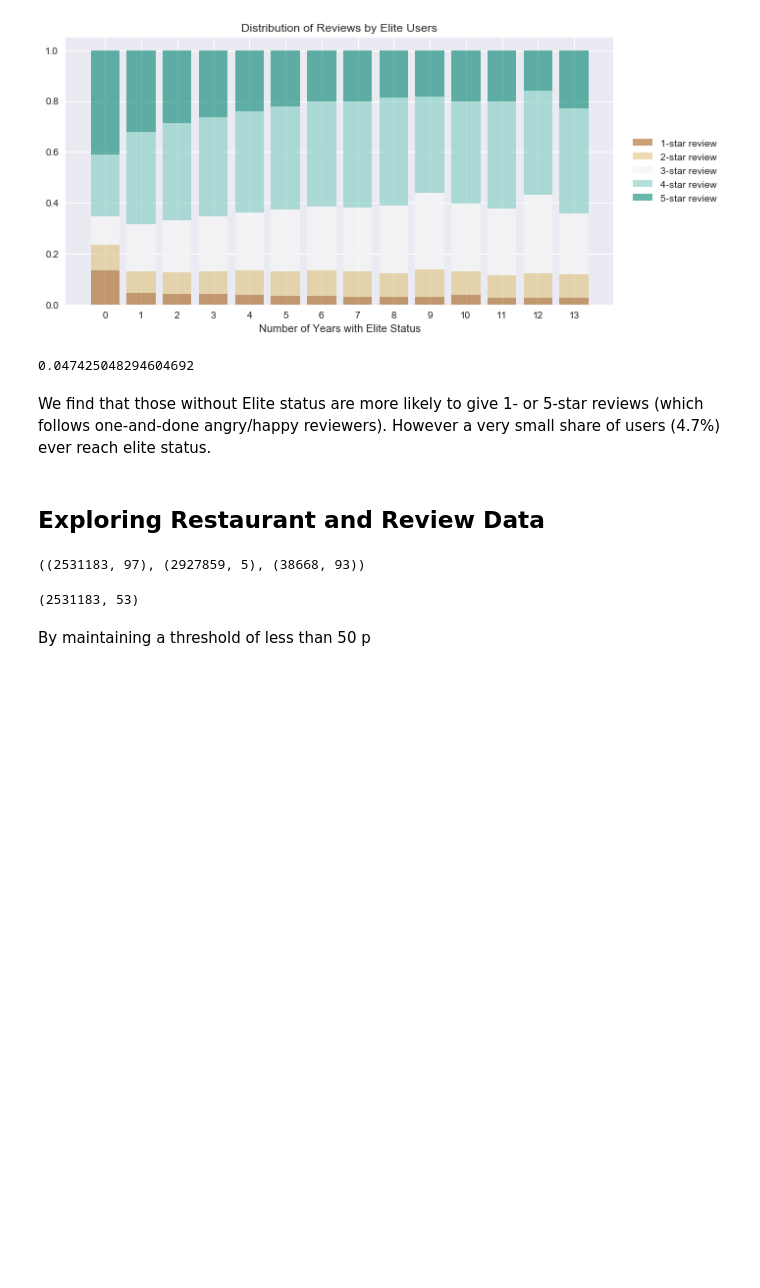
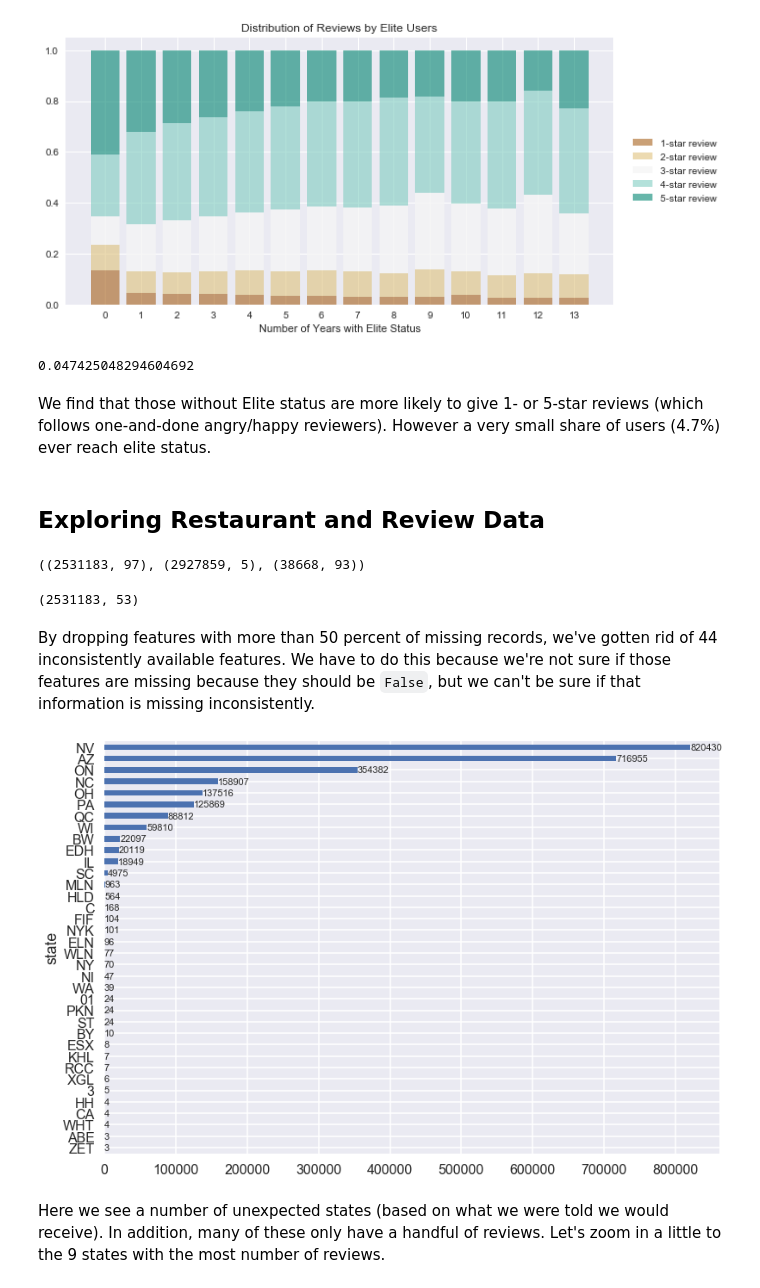
Before and after one commit to mwoluchem/Recommendations_CS209, a Jupyter notebook: Recommendations_EDA.ipynb, the cells around one changed output. Saved outputs shown, nothing was run; the diff lists cells and outputs as text; code cells hidden in the pictures; blank space fills up the shorter version.

Commit message:
EDA, Baseline, and Regularization are ready
Can quickly update them with the data set that we ultimately use

```diff
--- a/Recommendations_EDA.ipynb
+++ b/Recommendations_EDA.ipynb
@@ -301,5 +301,25 @@ full_biz = full_biz.dropna(thresh=len(full_biz) - 1265591, axis=1)
 full_biz.shape
 # %% [output]
 (2531183, 53)
-# %% [markdown]
-By maintaining a threshold of less than 50 p
+# %% [markdown]
+By dropping features with more than 50 percent of missing records, we've gotten rid of 44 inconsistently available features. We have to do this because we're not sure if those features are missing because they should be `False`, but we can't be sure if that information is missing inconsistently.
+# %%
+#Create list of variable types so we can continue cleaning.
+
+binary_vars = ["Caters","RestaurantsReservations","Ambience_romantic","Ambience_upscale",
+               "RestaurantsTakeOut","BikeParking","OutdoorSeating","BusinessParking_lot","HasTV","GoodForMeal_dinner",
+               "BusinessParking_street","GoodForMeal_breakfast","BusinessParking_garage","BusinessParking_valet",
+               "WheelchairAccessible","Ambience_intimate","Ambience_hipster","BusinessAcceptsCreditCards",
+               "GoodForMeal_brunch","Ambience_classy","RestaurantsTableService","GoodForMeal_latenight",
+               "GoodForMeal_dessert","Ambience_touristy","BusinessParking_validated","GoodForMeal_lunch",
+               "RestaurantsGoodForGroups","GoodForKids","Ambience_casual","Ambience_divey","RestaurantsDelivery",
+               "Ambience_trendy"]
+
+text_vars = ["user_id","business_id","postal_code","city","categories",
+             "name","neighborhood","state"]
+
+float_vars = ["latitude","longitude","is_open","rating","stars","review_count","RestaurantsPriceRange2"]
+
+cat_vars = ["Alcohol","WiFi","NoiseLevel","RestaurantsAttire"]
+
+date_vars = ['date']
@@ -305,0 +356,25 @@ By maintaining a threshold of less than 50 p
+# %%
+# Create data for all variables of interest
+full_biz2 = binary_df.join(text_df)
+full_biz2 = full_biz2.join(float_df)
+full_biz2 = full_biz2.join(cat_df)
+full_biz2 = full_biz2.join(date_df)
+# %%
+# What states do we have the most data for
+count_states = full_biz2.groupby('state').is_open.sum().sort_values()
+
+with sns.plotting_context("poster"):
+    ax = plt.gca()
+    count_states.plot(kind="barh")
+    plt.grid(axis = 'x', color ='white', linestyle='-')
+    ax.tick_params(axis='both', which='both',length=0)
+    states = count_states.index
+    counts = count_states.values
+    nums = np.arange(len(count_states))
+    for p, c, ch in zip(nums, states, counts):
+        plt.annotate(str(ch), xy=(ch + 1, p), va='center', size=11)
+    sns.despine(left=True, bottom=True)
+# %% [output]
+[figure, added]
+# %% [markdown]
+Here we see a number of unexpected states (based on what we were told we would receive). In addition, many of these only have a handful of reviews. Let's zoom in a little to the 9 states with the most number of reviews.
```
Also changed, not shown: parts of 13 cells of this notebook, 2 other files.
